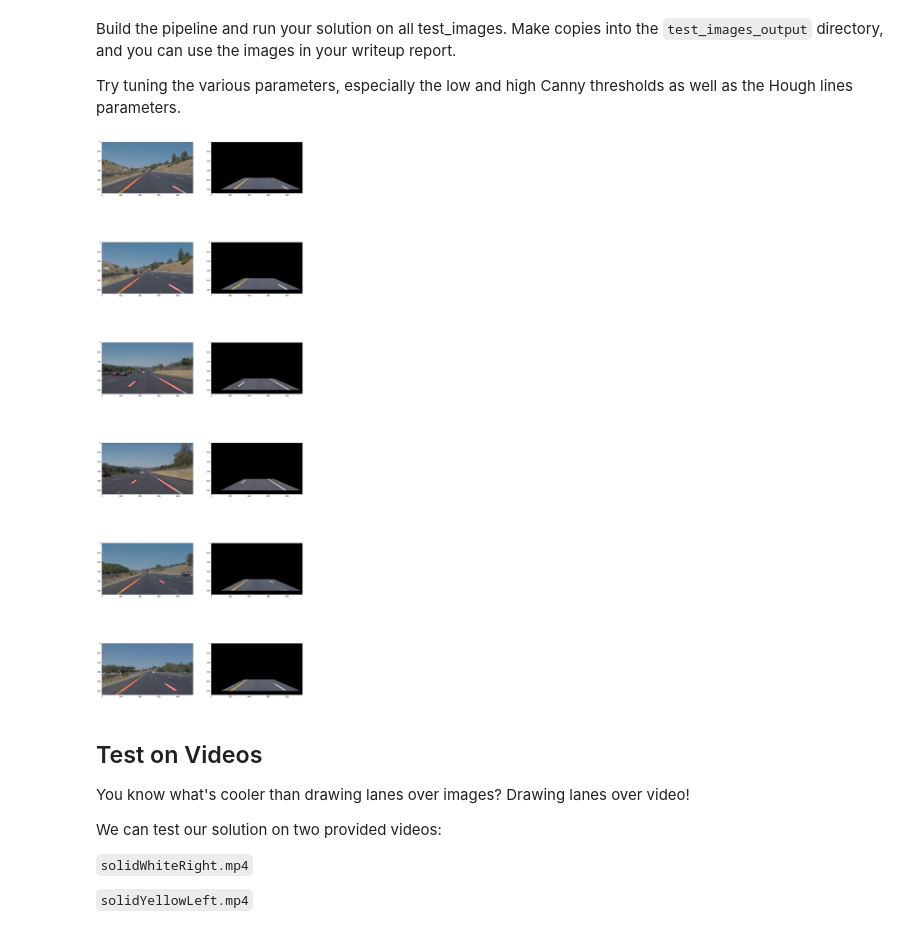
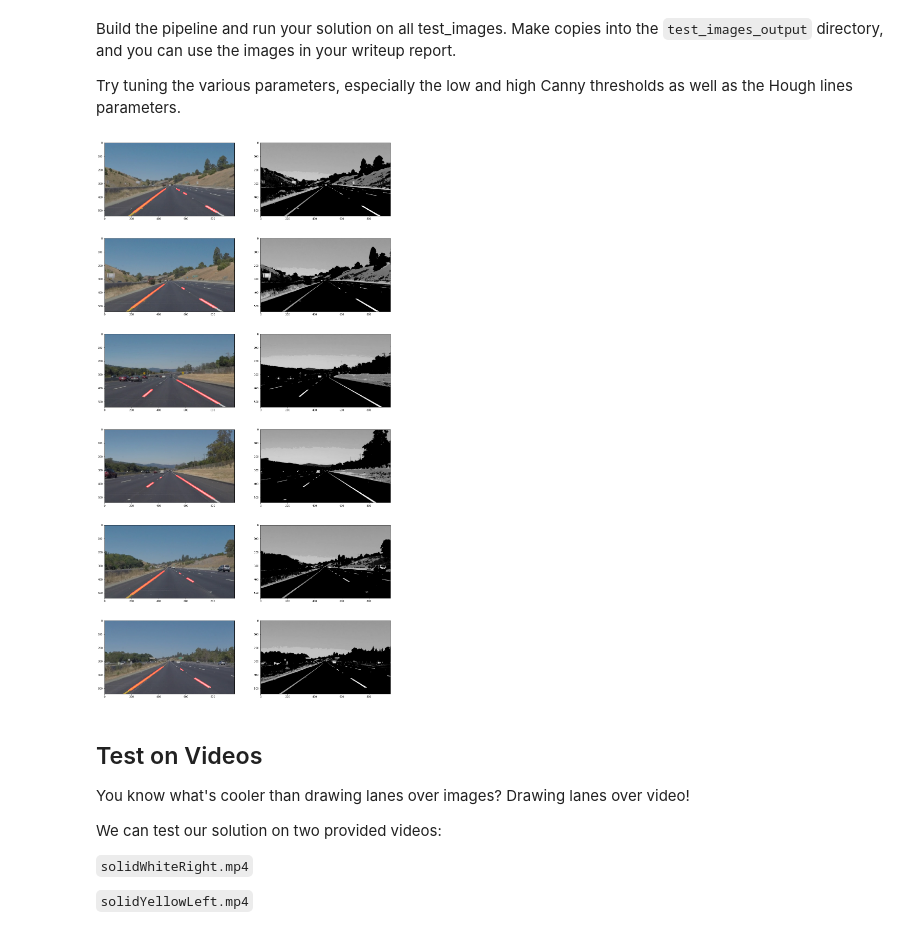
Before and after one commit to jackm97/CarND-LaneLines-P1, a Jupyter notebook: P1.ipynb, the cells around one changed output. Drawn from its saved outputs; the diff is of its cells as text; code cells hidden in the pictures.

```diff
--- a/P1.ipynb
+++ b/P1.ipynb
@@ -154,25 +154,26 @@ def draw_lines(img, lines, i, color=[255, 0, 0], thickness=8):
             for x1,y1,x2,y2 in line:
                 m = (y2-y1)/(x2-x1)
                 b = -m*x1 + y1
-                for i in range(int(100*(y1/540)**4)):
-                    if x1<image.shape[1]/2:
+                if m>0:
+                    for num in range(int(100*(y1/img.shape[0])**7)):
                         left_m.append(m)
                         left_b.append(b)
-                    else:
+                else:
+                    for num in range(int(100*(y1/img.shape[0])**7)):
                         right_m.append(m)
                         right_b.append(b)
 
         left_m = np.mean(left_m)
         left_b = np.mean(left_b)
-        y1 = 539
-        y2 = 330
+        y1 = int(img.shape[0])
+        y2 = int(3*img.shape[0]/5)
         left_x1 = np.round((y1-left_b)/left_m).astype(np.int32)
         left_x2 = np.round((y2-left_b)/left_m).astype(np.int32)
 
         right_m = np.mean(right_m)
         right_b = np.mean(right_b)
-        y1 = 539
-        y2 = 330
+        y1 = img.shape[0]
+        y2 = int(3*img.shape[0]/5)
         right_x1 = np.round((y1-right_b)/right_m).astype(np.int32)
         right_x2 = np.round((y2-right_b)/right_m).astype(np.int32)
 
@@ -244,42 +245,45 @@ imgs_line = []
 imgs_out = []
 
 for image in images:
     gray = np.copy(image)
-    gray[np.less_equal(gray,180)] = 0
+    gray[np.less_equal(gray,150)] = 0
     gray = grayscale(gray)
 
     kernel_size = 3
-    low_thresh = 100
-    high_thresh = 250
+    low_thresh = 50
+    high_thresh = 150
 
     gray_blur = gaussian_blur(gray,kernel_size)
-    edge = canny(gray,low_threshold=low_thresh,high_threshold=high_thresh)
+    edge = canny(gray_blur,low_threshold=low_thresh,high_threshold=high_thresh)
 
-    vertices = np.array([[(100,500),(940,500),(660,380),(340,380)]],dtype=np.int32)
+    vertices = np.array([[(image.shape[1]/10,.95*image.shape[0]),
+                          (.98*image.shape[1],.95*image.shape[0]),
+                          (.58*image.shape[1],.63*image.shape[0]),
+                          (.43*image.shape[1],.63*image.shape[0])]],dtype=np.int32)
     image_region = region_of_interest(image,vertices)
     edge_region = region_of_interest(edge,vertices)
 
     rho = 1
     theta = 1*np.pi/180
     threshold = 30
     min_line_len = 5
-    max_line_gap = 30
+    max_line_gap = 5
     img_line = hough_lines(edge_region,rho,theta,threshold,min_line_len,max_line_gap,1)
 
     result = weighted_img(img_line,image)
 
     imgs_out.append(result)
-    grays.append(image_region)
+    grays.append(gray_blur)
 
-fig = plt.figure(figsize=(20,60))
+fig = plt.figure(figsize=(20,40))
 for i in range(len(images)):
     fig.add_subplot(6,2,2*i+1)
     plt.imshow(imgs_out[i])
     fig.add_subplot(6,2,2*(i+1))
     plt.imshow(grays[i],cmap='gray')
 plt.show()
 # %% [output]
-[figure, old version]
+[figure, new version]
 # %% [markdown]
 ## Test on Videos
 
```
Also changed, not shown: parts of 5 cells of this notebook, 3 other files.
